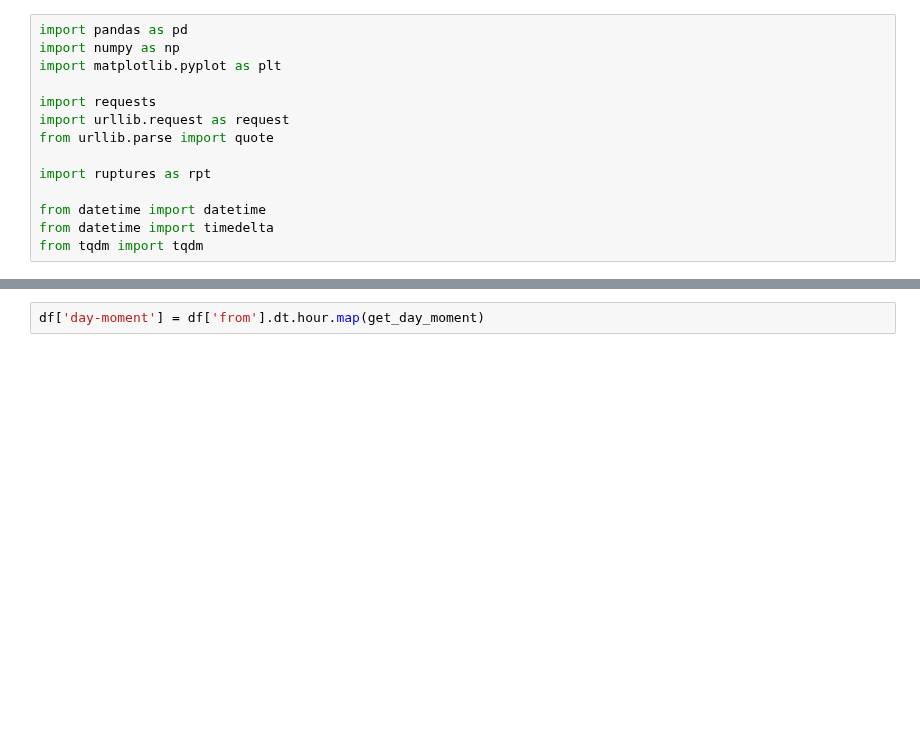
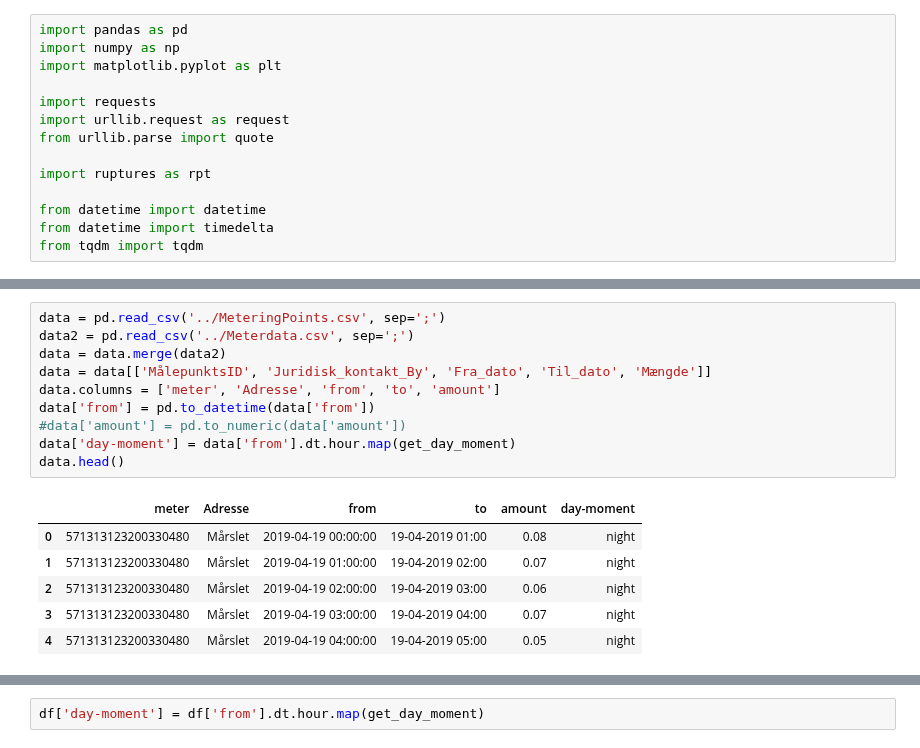
Before and after one commit to Mikkel-schmidt/El, a Jupyter notebook: Code2/Hent_data.ipynb, the cells around one changed output, grey strips where cells are left out. Saved outputs shown, nothing was run; the diff lists cells and outputs as text; blank space fills up the shorter version.

```diff
--- a/Code2/Hent_data.ipynb
+++ b/Code2/Hent_data.ipynb
@@ -160,3 +187,20 @@ def besp():
     df_besp = df_besp[df_besp['årligt forbrug'] != 0.0]
     df_besp['%'] = df_besp.apply(lambda row: row['besparelse']/row['årligt forbrug']*100, axis=1)
     return df_besp, dfff
+# %%
+data = pd.read_csv('../MeteringPoints.csv', sep=';')
+data2 = pd.read_csv('../Meterdata.csv', sep=';')
+data = data.merge(data2)
+data = data[['MålepunktsID', 'Juridisk_kontakt_By', 'Fra_dato', 'Til_dato', 'Mængde']]
+data.columns = ['meter', 'Adresse', 'from', 'to', 'amount']
+data['from'] = pd.to_datetime(data['from'])
+#data['amount'] = pd.to_numeric(data['amount'])
+data['day-moment'] = data['from'].dt.hour.map(get_day_moment)
+data.head()
+# %% [output]
+|  | meter | Adresse | from | to | amount | day-moment |
+| 0 | 571313123200330480 | Mårslet | 2019-04-19 00:00:00 | 19-04-2019 01:00 | 0.08 | night |
+| 1 | 571313123200330480 | Mårslet | 2019-04-19 01:00:00 | 19-04-2019 02:00 | 0.07 | night |
+| 2 | 571313123200330480 | Mårslet | 2019-04-19 02:00:00 | 19-04-2019 03:00 | 0.06 | night |
+| 3 | 571313123200330480 | Mårslet | 2019-04-19 03:00:00 | 19-04-2019 04:00 | 0.07 | night |
+| 4 | 571313123200330480 | Mårslet | 2019-04-19 04:00:00 | 19-04-2019 05:00 | 0.05 | night |
```
Also changed, not shown: parts of 6 cells of this notebook.
